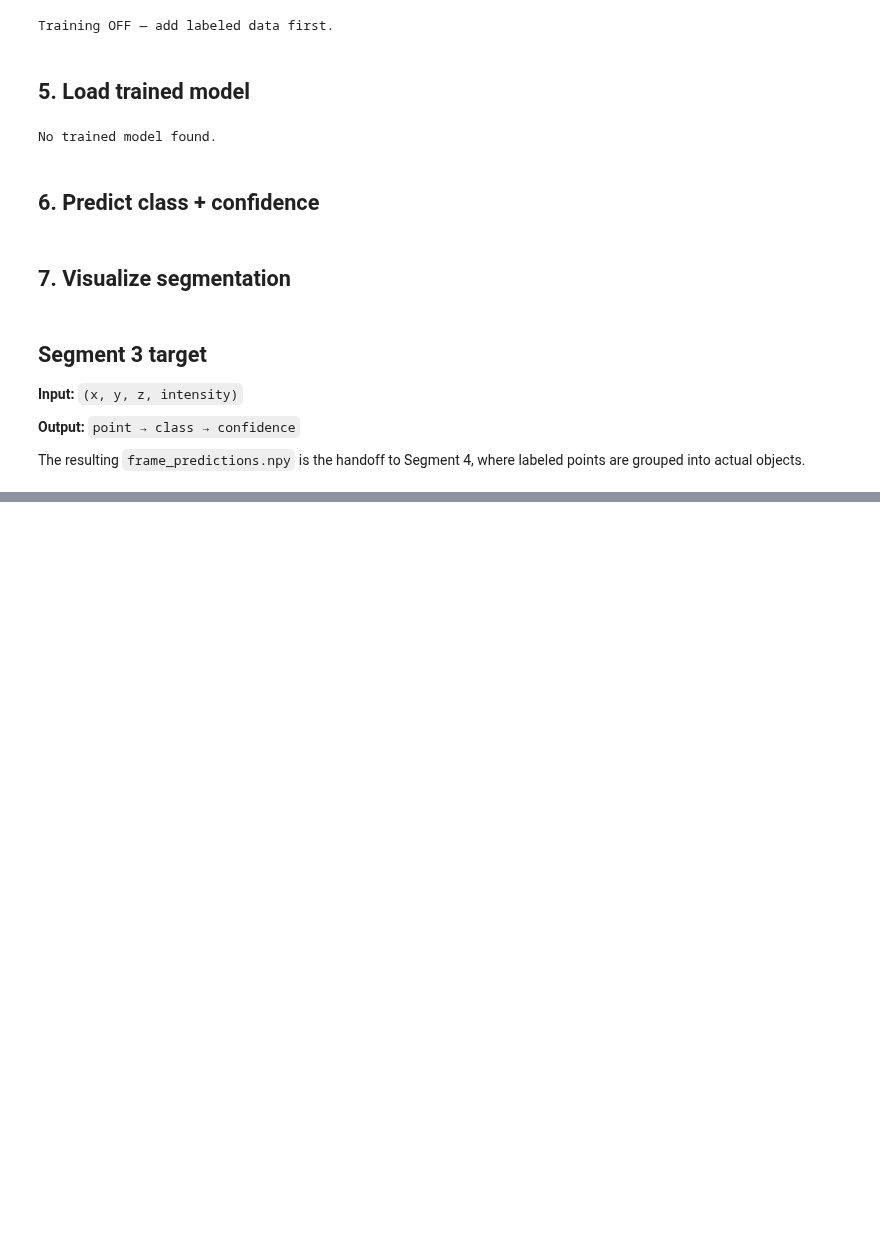
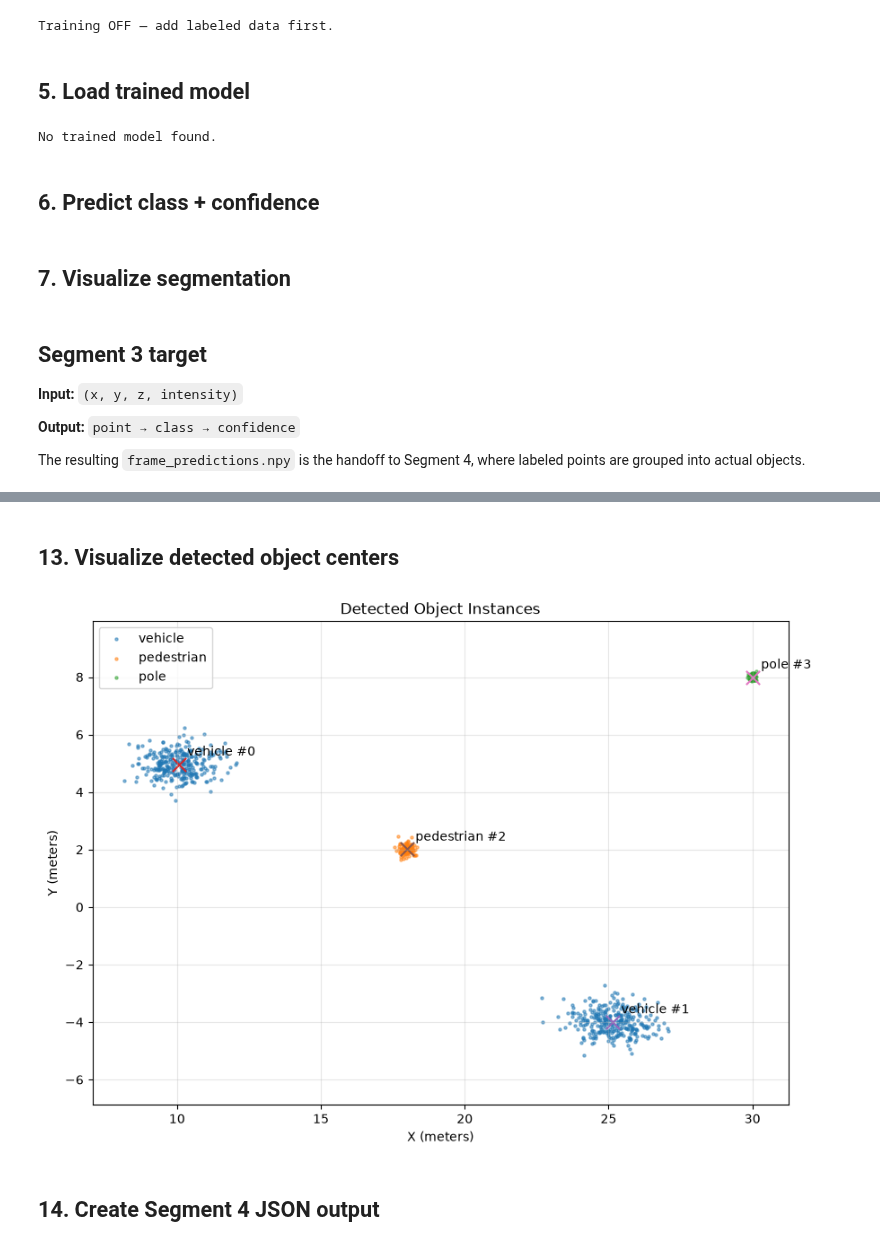
Before and after one commit to noob-anand/LIDAR, a Jupyter notebook: 1.ipynb, the cells around one changed output, grey strips where cells are left out. Drawn from its saved outputs; the diff is of its cells as text; code cells hidden in the pictures; blank space fills up the shorter version.

```diff
--- a/1.ipynb
+++ b/1.ipynb
@@ -365,0 +701,20 @@ The resulting `frame_predictions.npy` is the handoff to Segment 4, where labeled
+# %%
+rows = []
+
+for obj in objects:
+    rows.append({
+        "ID": obj["id"],
+        "Class": obj["class"],
+        "X": obj["position"][0],
+        "Y": obj["position"][1],
+        "Z": obj["position"][2],
+        "Length": obj["dimensions"][0],
+        "Width": obj["dimensions"][1],
+        "Height": obj["dimensions"][2],
+        "Confidence": obj["confidence"],
+        "Dynamic Probability": obj["dynamic_probability"],
+        "Points": obj["num_points"]
+    })
+
+objects_df = pd.DataFrame(rows)
+objects_df.round(3)
@@ -365,0 +727,44 @@ The resulting `frame_predictions.npy` is the handoff to Segment 4, where labeled
+# %% [markdown]
+## 13. Visualize detected object centers
+# %%
+plt.figure(figsize=(10, 7))
+
+for class_id, class_name in CLASS_NAMES.items():
+    mask = labels == class_id
+
+    if np.any(mask):
+        plt.scatter(
+            points[mask, 0],
+            points[mask, 1],
+            s=5,
+            alpha=0.5,
+            label=class_name
+        )
+
+for obj in objects:
+    x, y, z = obj["position"]
+
+    plt.scatter(
+        x,
+        y,
+        marker="x",
+        s=120
+    )
+
+    plt.text(
+        x + 0.3,
+        y + 0.3,
+        f'{obj["class"]} #{obj["id"]}'
+    )
+
+plt.xlabel("X (meters)")
+plt.ylabel("Y (meters)")
+plt.title("Detected Object Instances")
+plt.legend()
+plt.axis("equal")
+plt.grid(alpha=0.3)
+plt.show()
+# %% [output]
+[figure, added]
+# %% [markdown]
+## 14. Create Segment 4 JSON output
```
Also changed, not shown: parts of 135 cells of this notebook, 12 other files.
